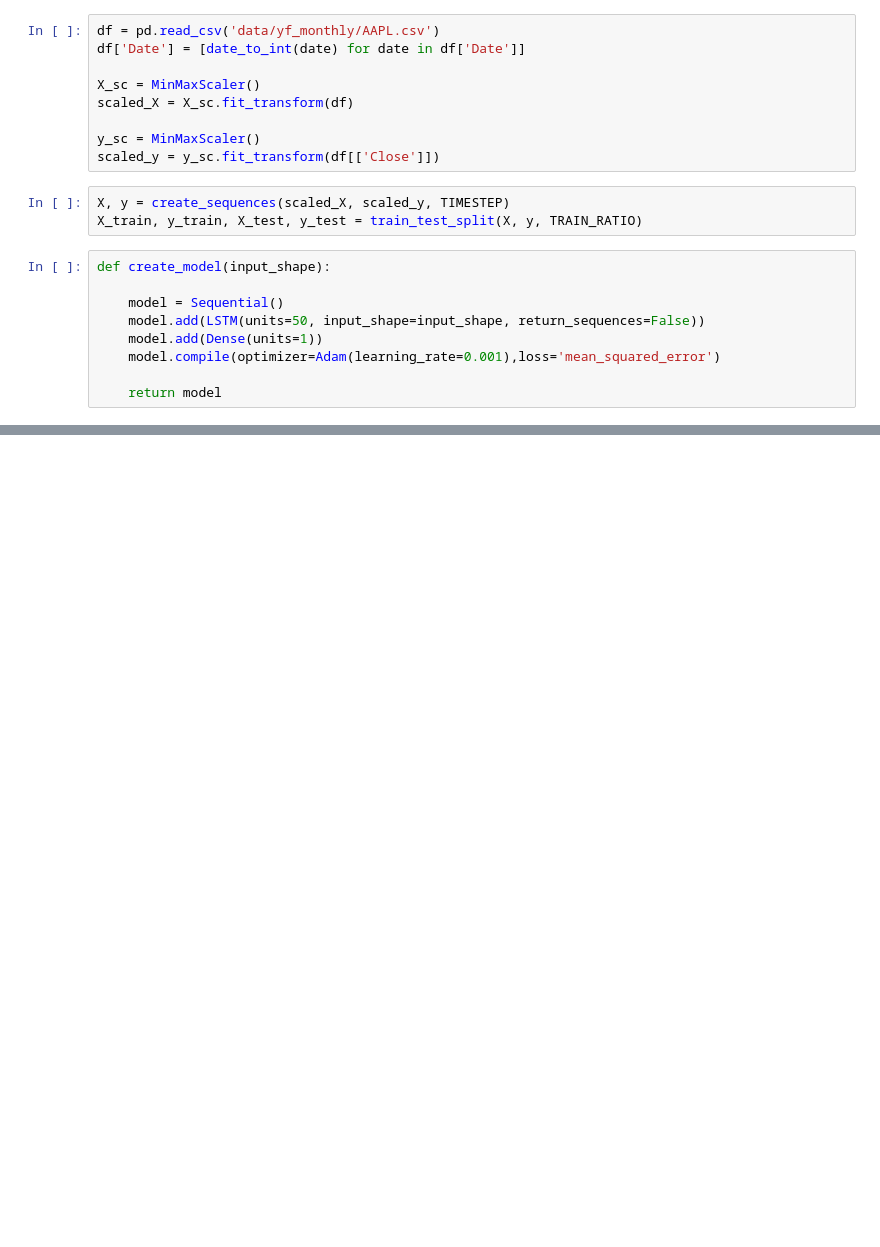
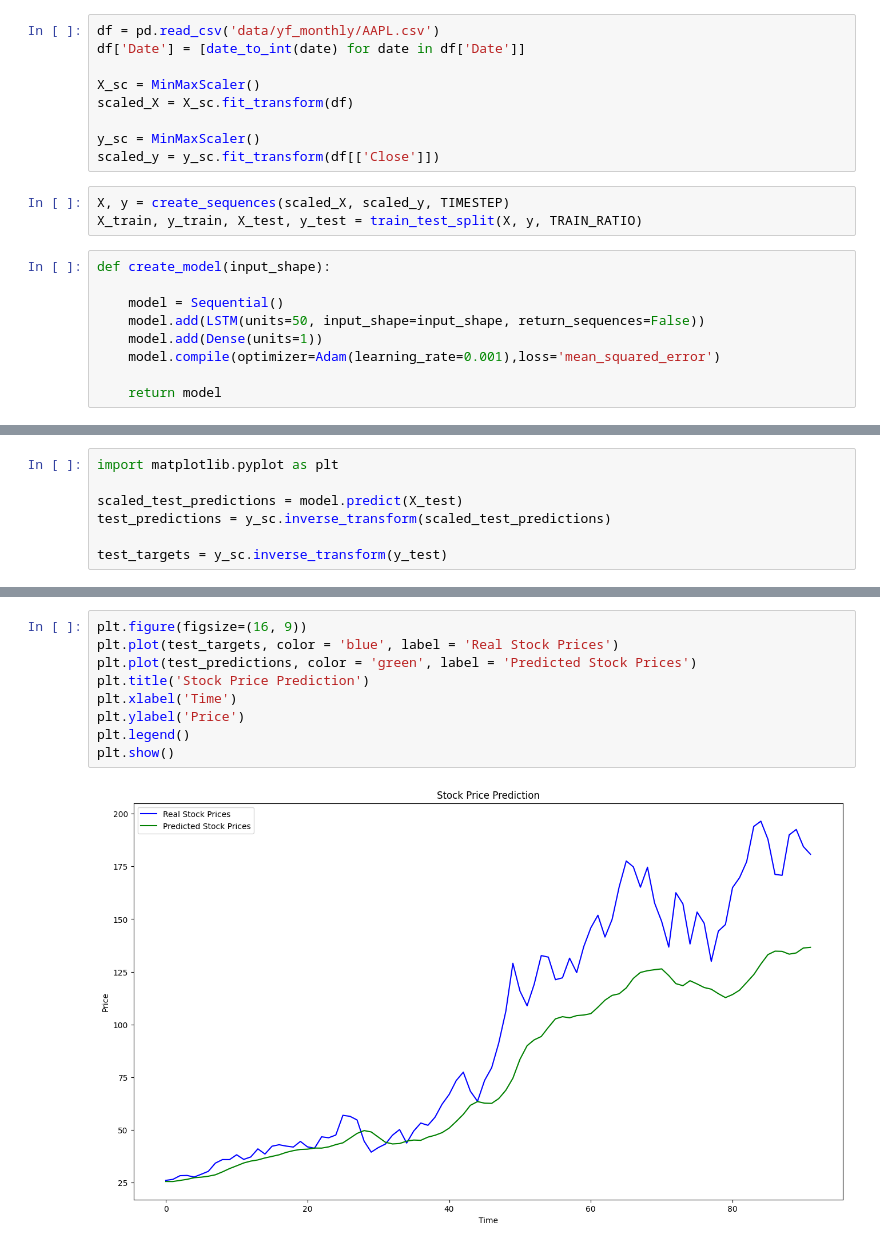
Before and after one commit to ErenEmreK/price_prediction, a Jupyter notebook: predict_by_month.ipynb, the cells around one changed output, grey strips where cells are left out. Drawn from its saved outputs; the diff is of its cells as text; blank space fills up the shorter version.

```diff
--- a/predict_by_month.ipynb
+++ b/predict_by_month.ipynb
@@ -51,0 +66,7 @@ print(last_y, prediction)
+# %%
+import matplotlib.pyplot as plt
+
+scaled_test_predictions = model.predict(X_test)
+test_predictions = y_sc.inverse_transform(scaled_test_predictions)
+
+test_targets = y_sc.inverse_transform(y_test)
@@ -51,0 +75,11 @@ print(last_y, prediction)
+# %%
+plt.figure(figsize=(16, 9))
+plt.plot(test_targets, color = 'blue', label = 'Real Stock Prices')
+plt.plot(test_predictions, color = 'green', label = 'Predicted Stock Prices')
+plt.title('Stock Price Prediction')
+plt.xlabel('Time')
+plt.ylabel('Price')
+plt.legend()
+plt.show()
+# %% [output]
+[figure, added]
```
Also changed, not shown: parts of 5 cells of this notebook, 1 other file.
